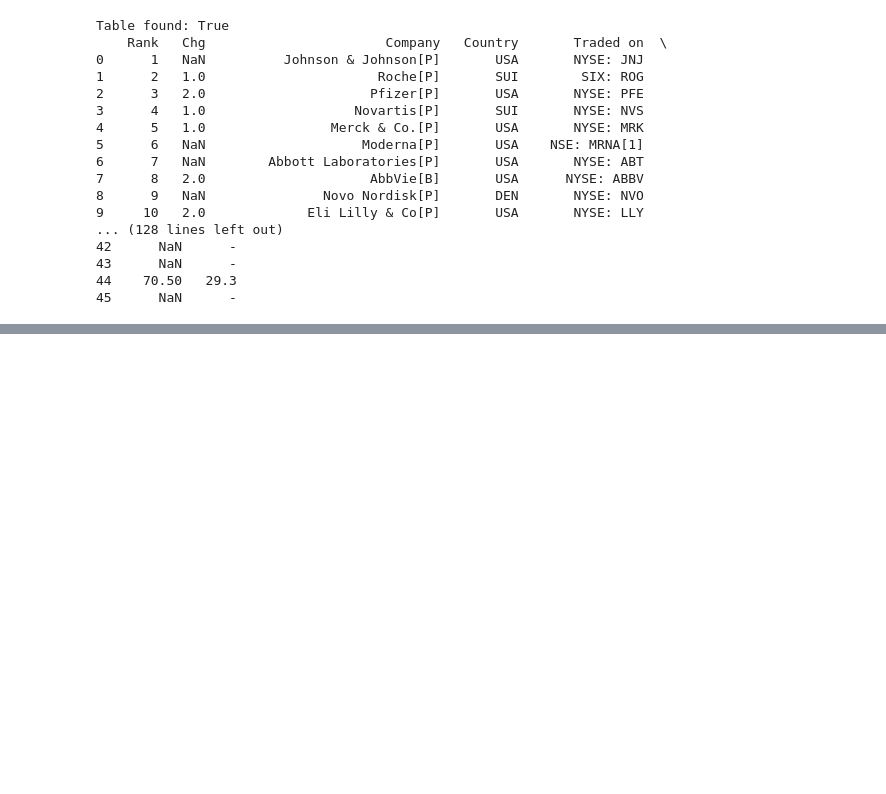
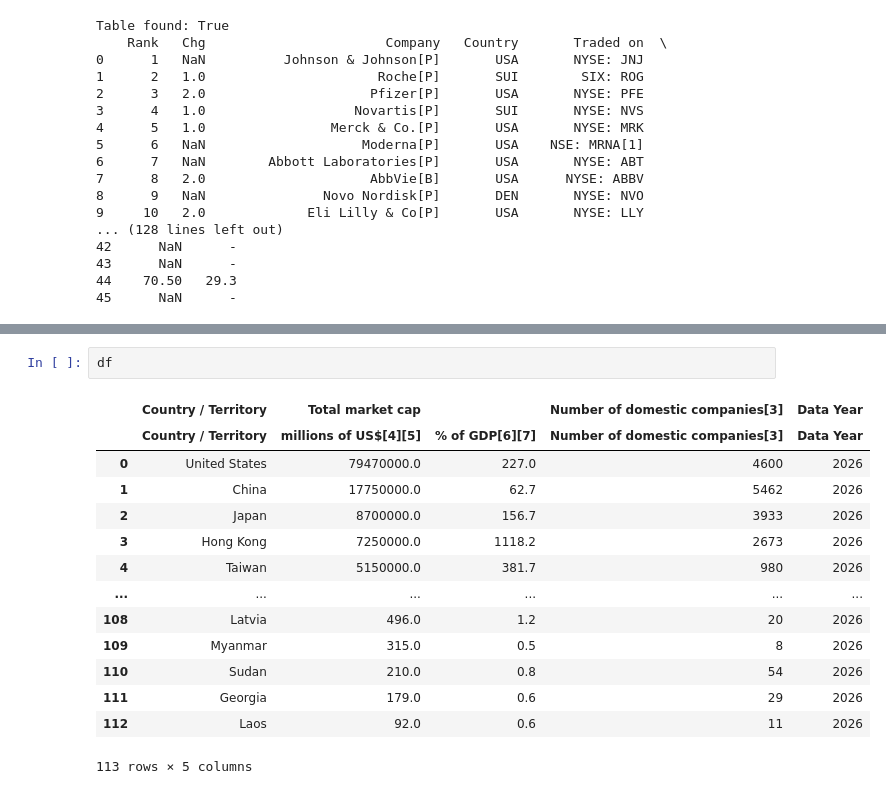
Before and after one commit to komalrofficial/Python-for-Data-Science-Practice-, a Jupyter notebook: Python for Data Science/03.Project 1 - Web Scraping with Pandas/Web_Scraping(unstructured).ipynb, the cells around one changed output, grey strips where cells are left out. Drawn from its saved outputs; the diff is of its cells as text; blank space fills up the shorter version.

```diff
--- a/Python for Data Science/03.Project 1 - Web Scraping with Pandas/Web_Scraping(unstructured).ipynb
+++ b/Python for Data Science/03.Project 1 - Web Scraping with Pandas/Web_Scraping(unstructured).ipynb
@@ -254,0 +356,17 @@ df
+# %%
+df
+# %% [output]
+|  | Country / Territory | Total market cap |  | Number of domestic companies[3] | Data Year |
+|  | Country / Territory | millions of US$[4][5] | % of GDP[6][7] | Number of domestic companies[3] | Data Year |
+| 0 | United States | 79470000.0 | 227.0 | 4600 | 2026 |
+| 1 | China | 17750000.0 | 62.7 | 5462 | 2026 |
+| 2 | Japan | 8700000.0 | 156.7 | 3933 | 2026 |
+| 3 | Hong Kong | 7250000.0 | 1118.2 | 2673 | 2026 |
+| 4 | Taiwan | 5150000.0 | 381.7 | 980 | 2026 |
+| ... | ... | ... | ... | ... | ... |
+| 108 | Latvia | 496.0 | 1.2 | 20 | 2026 |
+| 109 | Myanmar | 315.0 | 0.5 | 8 | 2026 |
+| 110 | Sudan | 210.0 | 0.8 | 54 | 2026 |
+| 111 | Georgia | 179.0 | 0.6 | 29 | 2026 |
+| 112 | Laos | 92.0 | 0.6 | 11 | 2026 |
+113 rows × 5 columns
```
Also changed, not shown: parts of 11 cells of this notebook, 2 other files.
